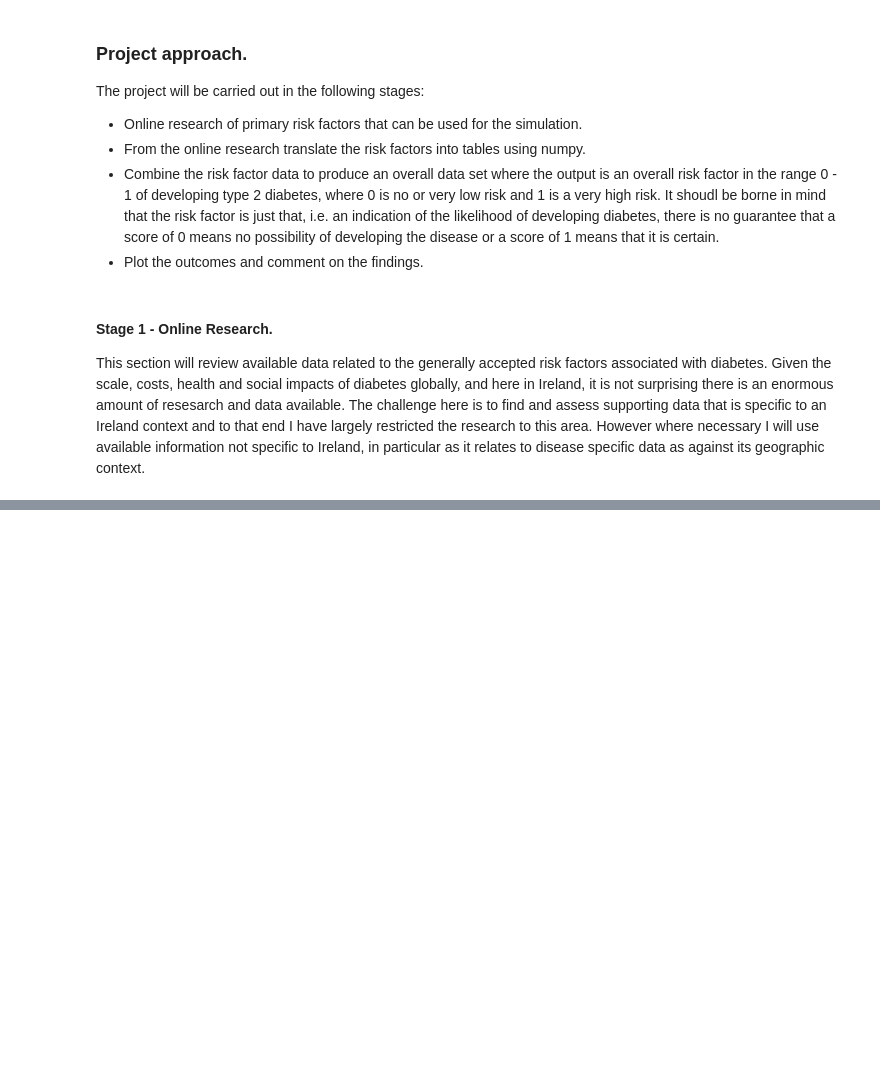
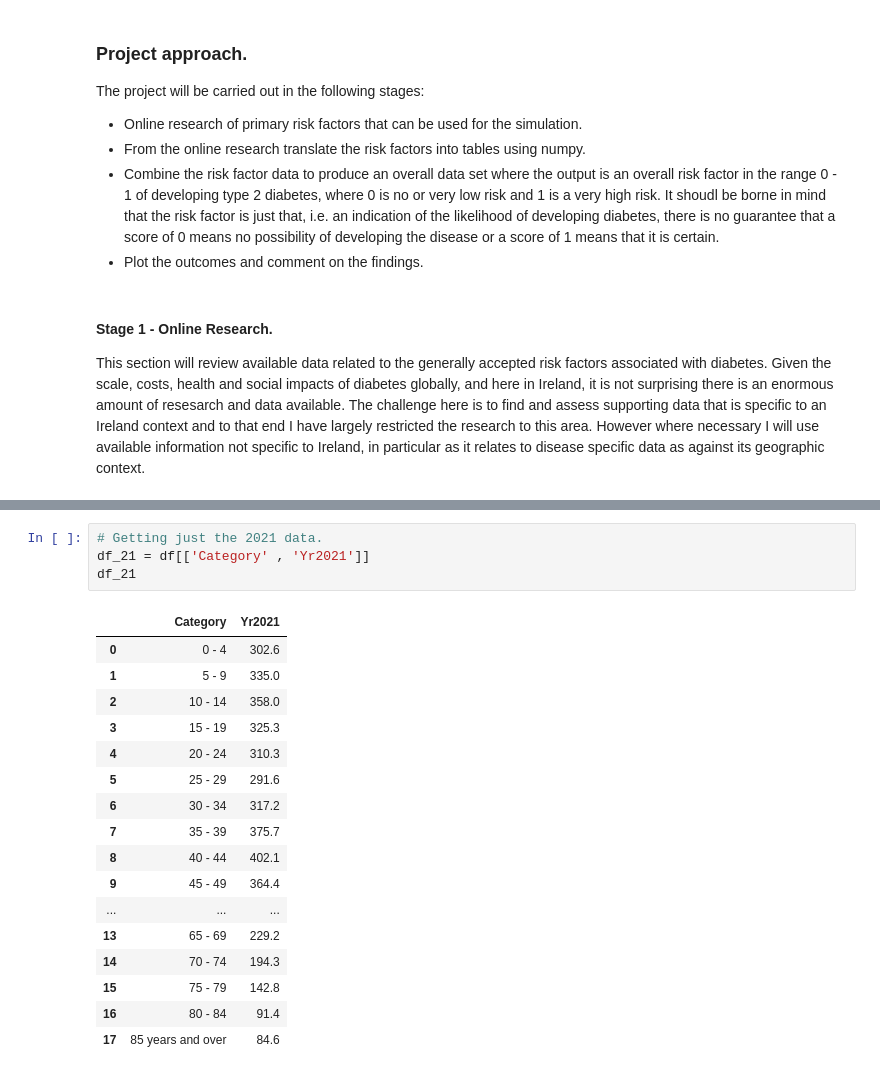
Before and after one commit to donneger/PFDA_Project_2021, a Jupyter notebook: PFDA_Project_2021.ipynb, the cells around one changed output, grey strips where cells are left out. Drawn from its saved outputs; the diff is of its cells as text; blank space fills up the shorter version.

```diff
--- a/PFDA_Project_2021.ipynb
+++ b/PFDA_Project_2021.ipynb
@@ -56,0 +91,22 @@ Below is the list of risk factors that I will be looking at to create the overal
+# %%
+# Getting just the 2021 data.
+df_21 = df[['Category' , 'Yr2021']]
+df_21
+# %% [output]
+|  | Category | Yr2021 |
+| 0 | 0 - 4 | 302.6 |
+| 1 | 5 - 9 | 335.0 |
+| 2 | 10 - 14 | 358.0 |
+| 3 | 15 - 19 | 325.3 |
+| 4 | 20 - 24 | 310.3 |
+| 5 | 25 - 29 | 291.6 |
+| 6 | 30 - 34 | 317.2 |
+| 7 | 35 - 39 | 375.7 |
+| 8 | 40 - 44 | 402.1 |
+| 9 | 45 - 49 | 364.4 |
+| ... | ... | ... |
+| 13 | 65 - 69 | 229.2 |
+| 14 | 70 - 74 | 194.3 |
+| 15 | 75 - 79 | 142.8 |
+| 16 | 80 - 84 | 91.4 |
+| 17 | 85 years and over | 84.6 |
```
Also changed, not shown: parts of 6 cells of this notebook.
